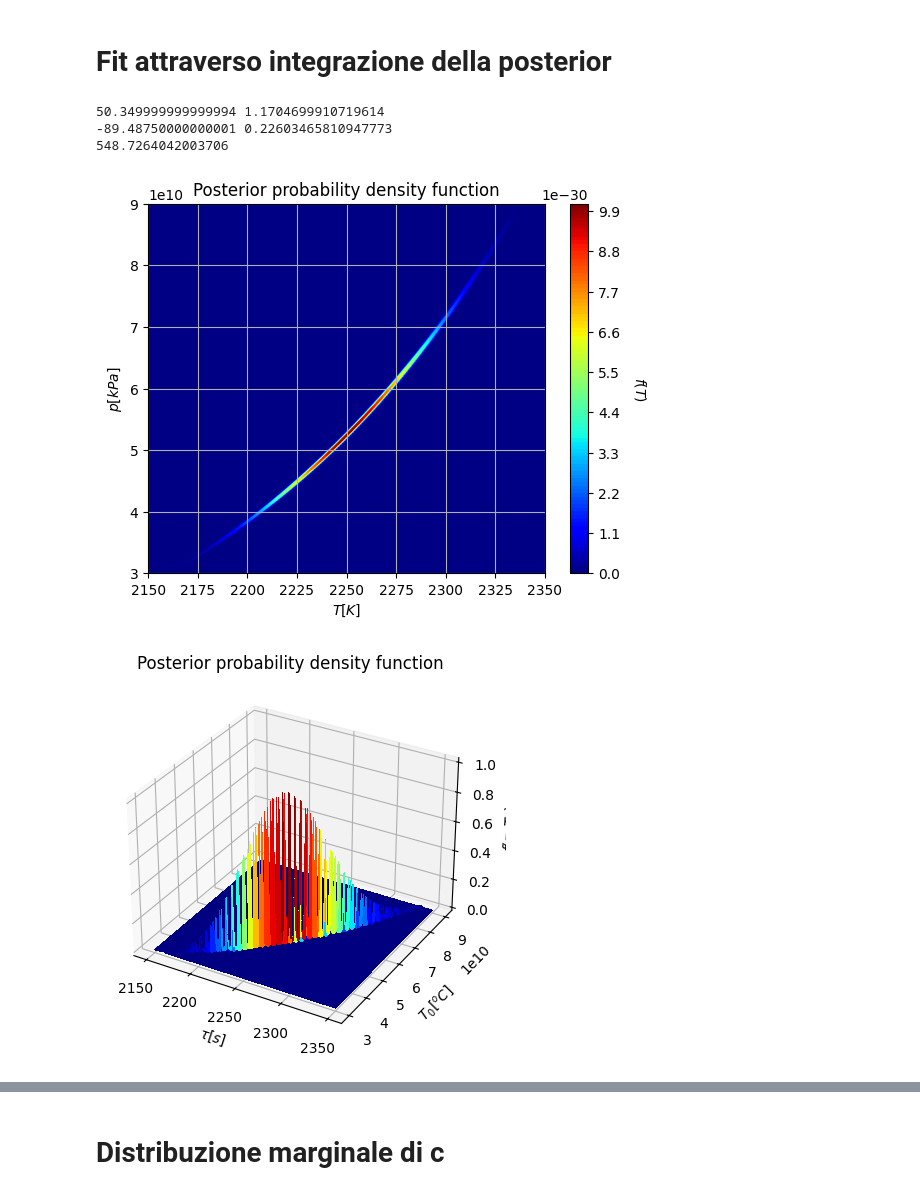
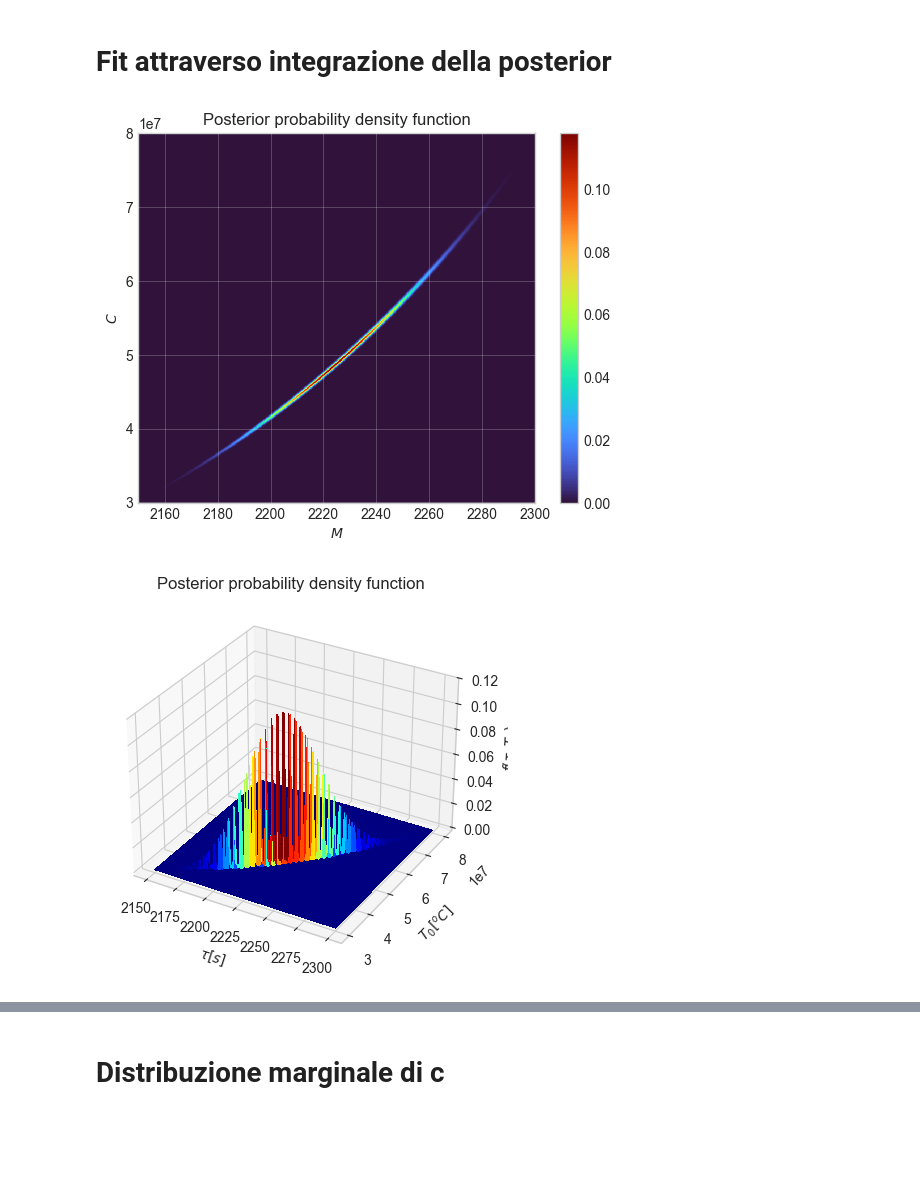
Before and after one commit to Lucapitti/termodinamica_codici, a Jupyter notebook: PP6/LinearFitExamples.ipynb, the cells around one changed output, grey strips where cells are left out. Drawn from its saved outputs; the diff is of its cells as text; code cells hidden in the pictures; blank space fills up the shorter version.

```diff
--- a/PP6/LinearFitExamples.ipynb
+++ b/PP6/LinearFitExamples.ipynb
@@ -24,60 +24,71 @@ from scipy import stats
 import scipy.integrate as integrate
 from scipy import optimize
 
+
 def posterior(M, C, P, T, sigmaP):
-    Yexp = C*np.exp(-M*18/8.1834/T)
+    Yexp = C*np.exp(-M*18/R*(1/T))
+    # Argomento = -M * 18 / R
+    # Derivata = Yexp * (Argomento / (T**2)) * -1
+    # sigma_effective = np.sqrt(sigmaP**2 + (Derivata * uTemp)**2)
+    # return np.prod(stats.norm.pdf(P, Yexp, sigma_effective))
     return np.prod(stats.norm.pdf(P, Yexp, sigmaP))
 
-P0 = 101.57 #kPa
+P0 = 101.57
 uP0 = 0.5
 
 offset = 0.15
 uOffset = 0.003
 
 Delta_pressioni = np.array([-89.79, -89.30, -89.33, -89.53])
 Temp_multiple = np.array([49, 50, 50.6, 51.8])
 uTemp = np.std(Temp_multiple, ddof=1)
 uPress = np.std(Delta_pressioni, ddof=1)
-print(np.mean(Temp_multiple), uTemp)
-print(np.mean(Delta_pressioni), uPress)
 Temp = np.array([np.mean(Temp_multiple), 56, 59.4, 64.8, 69.8, 74.4, 79.6, 84.6, 90.4]) + 273.15
 Press = np.array([np.mean(Delta_pressioni), -85.88, -83.39, -78.26, -72.56, -67.59, -59.69, -50.01, -36.88])
-Press = (np.array(Press) - offset + P0) *1000
+Press = (np.array(Press) - offset + P0)
 uPress = np.array(uPress)
 uTemp = np.array(uTemp)
-uPress = np.sqrt(uPress**2 + uOffset**2 + uP0**2)*1000
+uPress = np.sqrt(uPress**2 + uOffset**2 + uP0**2)
+uy_new = np.repeat(uPress, len(Press))
+uy_new = np.array([0.02141572, 0.01296428, 0.01296428, 0.01296428, 0.01296428, 0.01296428,
+ 0.01296428, 0.01296428, 0.01296428]) * Press
 
-print(uPress)
+R = 8.134
 
-uy_new = np.repeat(uPress, len(Press))
+# Pi = 38560
+Ti = 75+273.15
 
 
-m_values = np.linspace(2150, 2350, 500)
-c_values = np.linspace(3e10, 9e10, 500)
+m_values = np.linspace(2150, 2300, 700)
+c_values = np.linspace(3e7, 8e7, 700)
 
 m_mesh, c_mesh = np.meshgrid(m_values, c_values)
 
 posterior_values = np.zeros(len(m_values)*len(c_values))
 idx = 0
 for mval, cval in np.nditer([m_mesh,c_mesh]):
     posterior_values[idx]=posterior(M=mval, C=cval, T=Temp, sigmaP=uy_new, P=Press)
     idx = idx + 1
 posterior_mesh = posterior_values.reshape((len(c_values), len(m_values)))
-fig = plt.figure()
-ax1 = plt.contourf(m_mesh, c_mesh, posterior_mesh, cmap=cm.jet, levels=100)
-cbar = plt.colorbar(ax1)
-cbar.set_label('$f(T)$', rotation=270, labelpad=20)
-plt.xlabel("$T [K]$")
-plt.ylabel("$p [kPa]$")
-plt.grid()
-plt.title("Posterior probability density function")
+fig, ax = plt.subplots()
+
+im = ax.pcolormesh(
+    m_mesh, c_mesh, posterior_mesh,
+    shading='auto',
+    cmap='turbo'
+)
+
+ax.set_axisbelow(False)
+ax.grid(True, color='white', alpha=0.3, linewidth=0.5)
+
+plt.colorbar(im, ax=ax)
+ax.set_xlabel("$M$")
+ax.set_ylabel("$C$")
+ax.set_title("Posterior probability density function")
 plt.savefig("Fit_posterior_aria_tot.png")
 plt.show()
 # %% [output]
-50.349999999999994 1.1704699910719614
--89.48750000000001 0.22603465810947773
-548.7264042003706
-[figure, old version]
+[figure, new version]
 # %%
 from matplotlib import cm
 fig, ax = plt.subplots(subplot_kw={"projection": "3d"})
@@ -90,7 +101,7 @@ ax.set_zlabel('$f(\\tau,T_0)$')
 plt.title("Posterior probability density function")
 plt.savefig("grafico_3D.png")
 # %% [output]
-[figure, old version]
+[figure, new version]
 # %%
 range_m = (m_values[0], m_values[-1])
 range_c = (c_values[0], c_values[-1])
```
Also changed, not shown: parts of 6 cells of this notebook, 10 other files.
